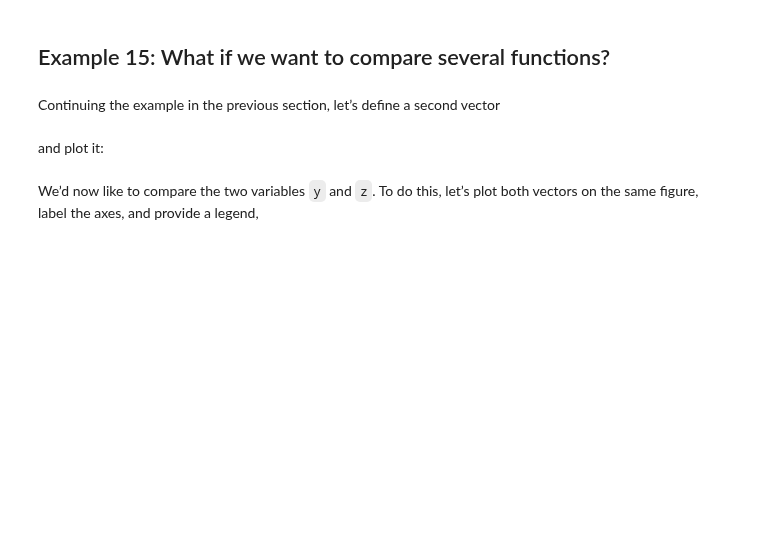
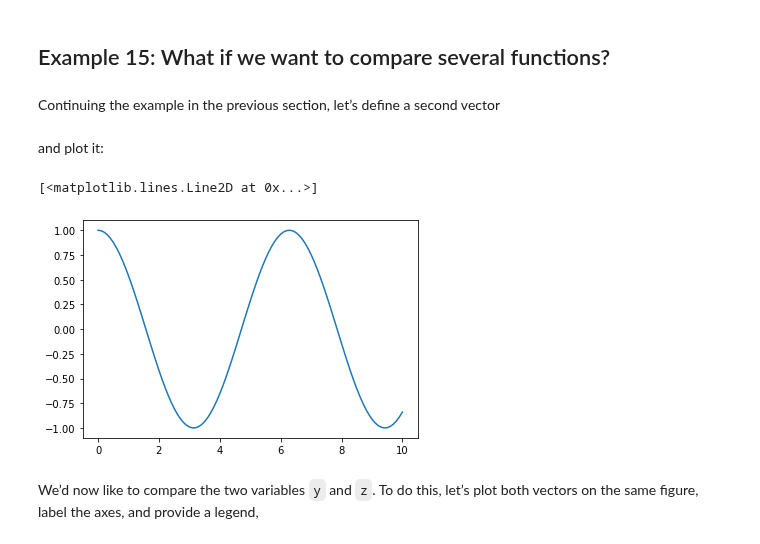
Before and after one commit to jaib1/Case-Studies-Python, a Jupyter notebook: content/01/introduction-to-python.ipynb, the cells around one changed output. Cells and saved outputs as stored; diff of their text form; code cells hidden in the pictures; blank space fills up the shorter version.

```diff
--- a/content/01/introduction-to-python.ipynb
+++ b/content/01/introduction-to-python.ipynb
@@ -559,3 +675,9 @@ plt.show()
+# %%
+fig, ax = plt.subplots()
+ax.plot(x,z)
+# %% [output]
+[<matplotlib.lines.Line2D at 0x...>]
+[figure, added]
 # %% [markdown]
 We’d now like to compare the two variables `y` and `z`. To do this, let’s plot both vectors on
 the same figure, label the axes, and provide a legend,
```
Also changed, not shown: parts of 48 cells of this notebook.
